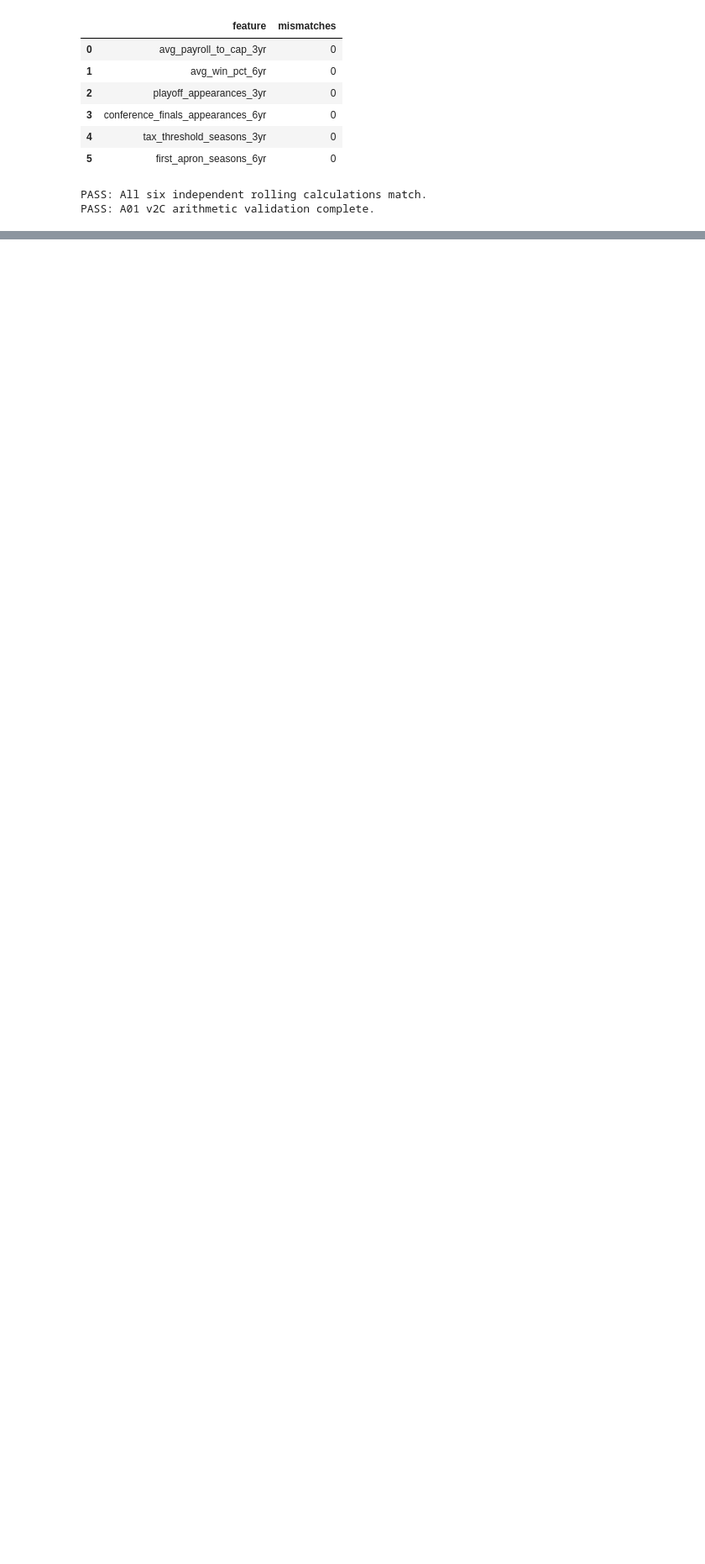
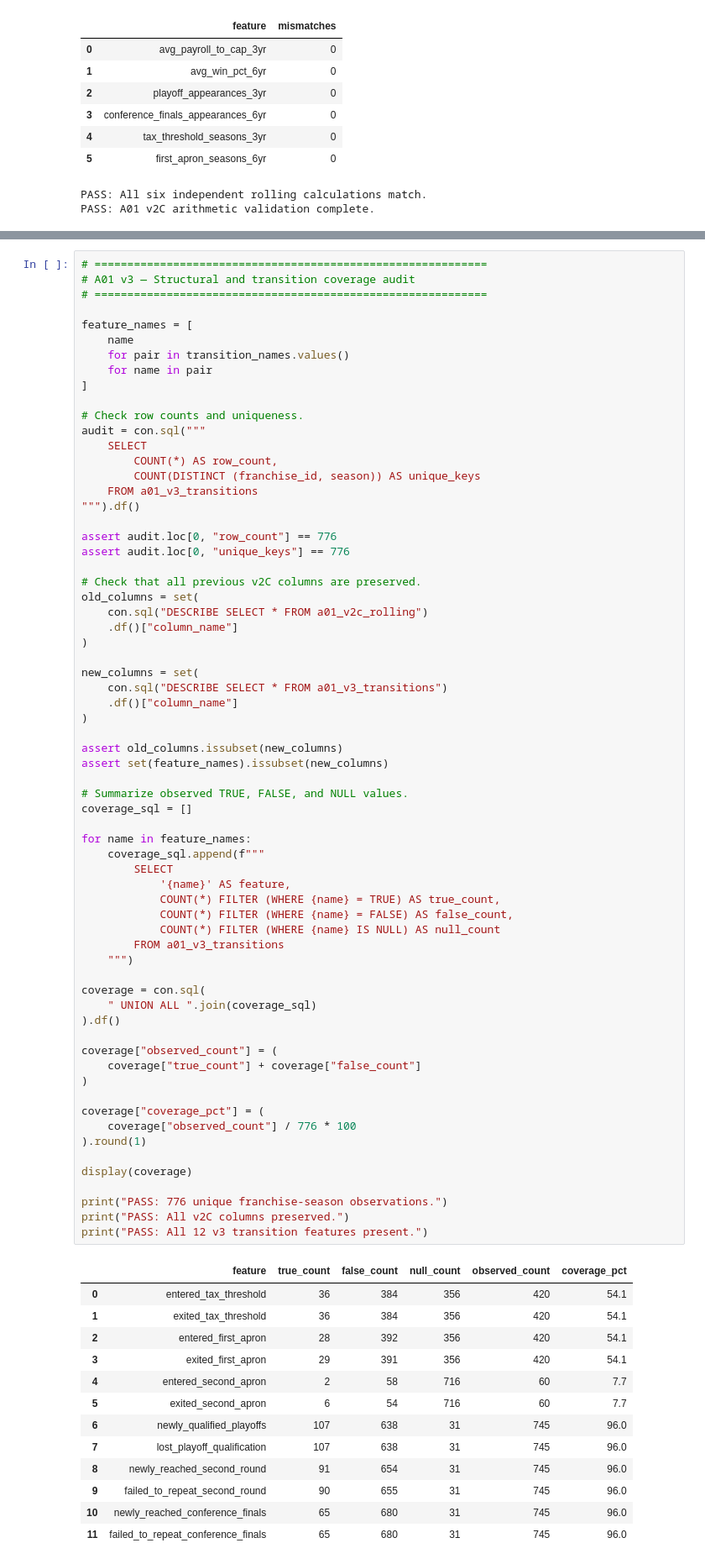
Before and after one commit to jtran226/nba_economics, a Jupyter notebook: notebooks/a01_franchise_season_build.ipynb, the cells around one changed output, grey strips where cells are left out. Shown at 84% size. Cells and saved outputs as stored; diff of their text form; blank space fills up the shorter version.

Commit message:
Complete A01 franchise-season analytical layer

```diff
--- a/notebooks/a01_franchise_season_build.ipynb
+++ b/notebooks/a01_franchise_season_build.ipynb
@@ -3853,0 +4083,80 @@ PASS: A01 v2C arithmetic validation complete.
+# %%
+# ============================================================
+# A01 v3 — Structural and transition coverage audit
+# ============================================================
+
+feature_names = [
+    name
+    for pair in transition_names.values()
+    for name in pair
+]
+
+# Check row counts and uniqueness.
+audit = con.sql("""
+    SELECT
+        COUNT(*) AS row_count,
+        COUNT(DISTINCT (franchise_id, season)) AS unique_keys
+    FROM a01_v3_transitions
+""").df()
+
+assert audit.loc[0, "row_count"] == 776
+assert audit.loc[0, "unique_keys"] == 776
+
+# Check that all previous v2C columns are preserved.
+old_columns = set(
+    con.sql("DESCRIBE SELECT * FROM a01_v2c_rolling")
+    .df()["column_name"]
+)
+
+new_columns = set(
+    con.sql("DESCRIBE SELECT * FROM a01_v3_transitions")
+    .df()["column_name"]
+)
+
+assert old_columns.issubset(new_columns)
+assert set(feature_names).issubset(new_columns)
+
+# Summarize observed TRUE, FALSE, and NULL values.
+coverage_sql = []
+
+for name in feature_names:
+    coverage_sql.append(f"""
+        SELECT
+            '{name}' AS feature,
+            COUNT(*) FILTER (WHERE {name} = TRUE) AS true_count,
+            COUNT(*) FILTER (WHERE {name} = FALSE) AS false_count,
+            COUNT(*) FILTER (WHERE {name} IS NULL) AS null_count
+        FROM a01_v3_transitions
+    """)
+
+coverage = con.sql(
+    " UNION ALL ".join(coverage_sql)
+).df()
+
+coverage["observed_count"] = (
+    coverage["true_count"] + coverage["false_count"]
+)
+
+coverage["coverage_pct"] = (
+    coverage["observed_count"] / 776 * 100
+).round(1)
+
+display(coverage)
+
+print("PASS: 776 unique franchise-season observations.")
+print("PASS: All v2C columns preserved.")
+print("PASS: All 12 v3 transition features present.")
+# %% [output]
+|  | feature | true_count | false_count | null_count | observed_count | coverage_pct |
+| 0 | entered_tax_threshold | 36 | 384 | 356 | 420 | 54.1 |
+| 1 | exited_tax_threshold | 36 | 384 | 356 | 420 | 54.1 |
+| 2 | entered_first_apron | 28 | 392 | 356 | 420 | 54.1 |
+| 3 | exited_first_apron | 29 | 391 | 356 | 420 | 54.1 |
+| 4 | entered_second_apron | 2 | 58 | 716 | 60 | 7.7 |
+| 5 | exited_second_apron | 6 | 54 | 716 | 60 | 7.7 |
+| 6 | newly_qualified_playoffs | 107 | 638 | 31 | 745 | 96.0 |
+| 7 | lost_playoff_qualification | 107 | 638 | 31 | 745 | 96.0 |
+| 8 | newly_reached_second_round | 91 | 654 | 31 | 745 | 96.0 |
+| 9 | failed_to_repeat_second_round | 90 | 655 | 31 | 745 | 96.0 |
+| 10 | newly_reached_conference_finals | 65 | 680 | 31 | 745 | 96.0 |
+| 11 | failed_to_repeat_conference_finals | 65 | 680 | 31 | 745 | 96.0 |
```
Also changed, not shown: parts of 14 cells of this notebook, 3 other files.
